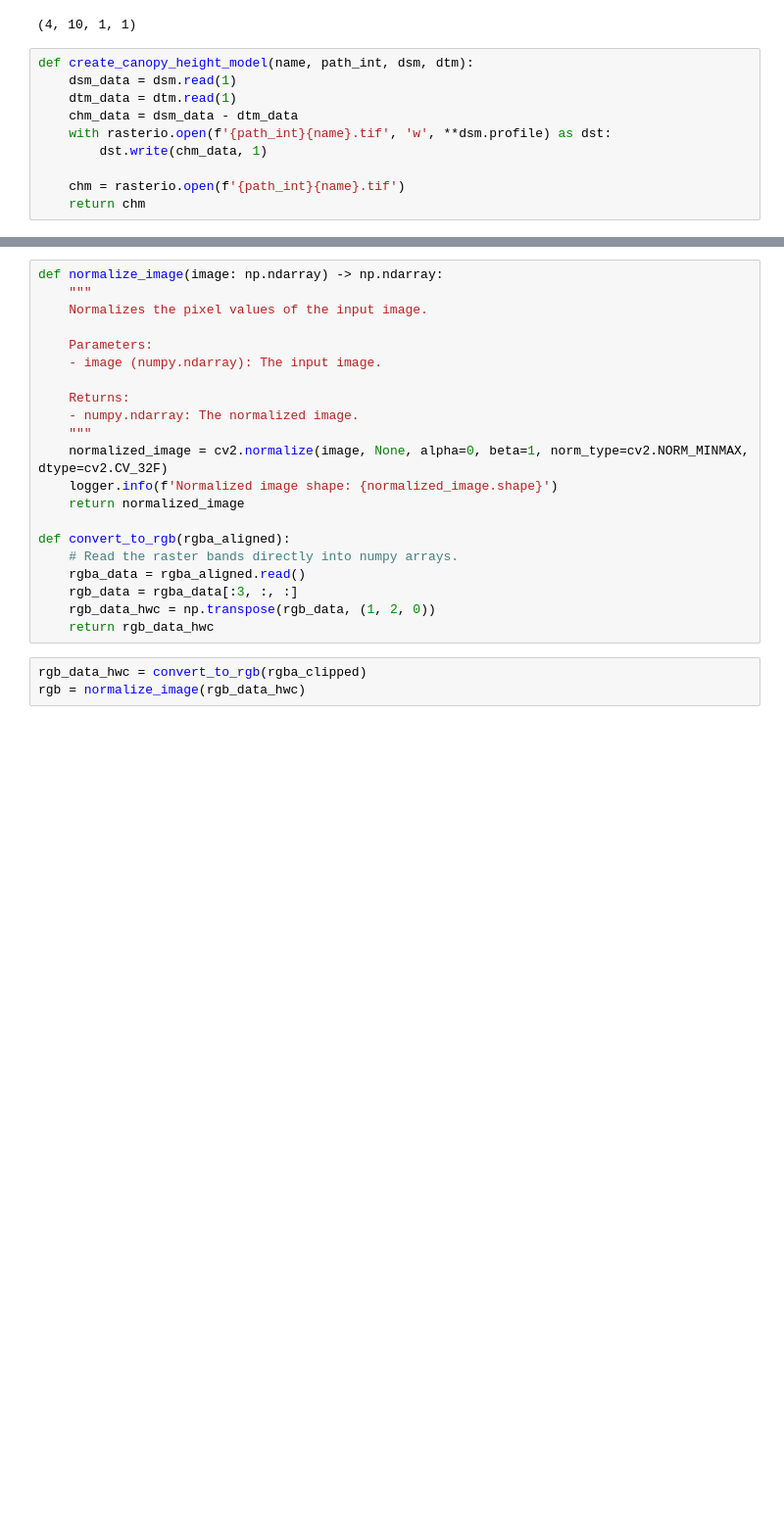
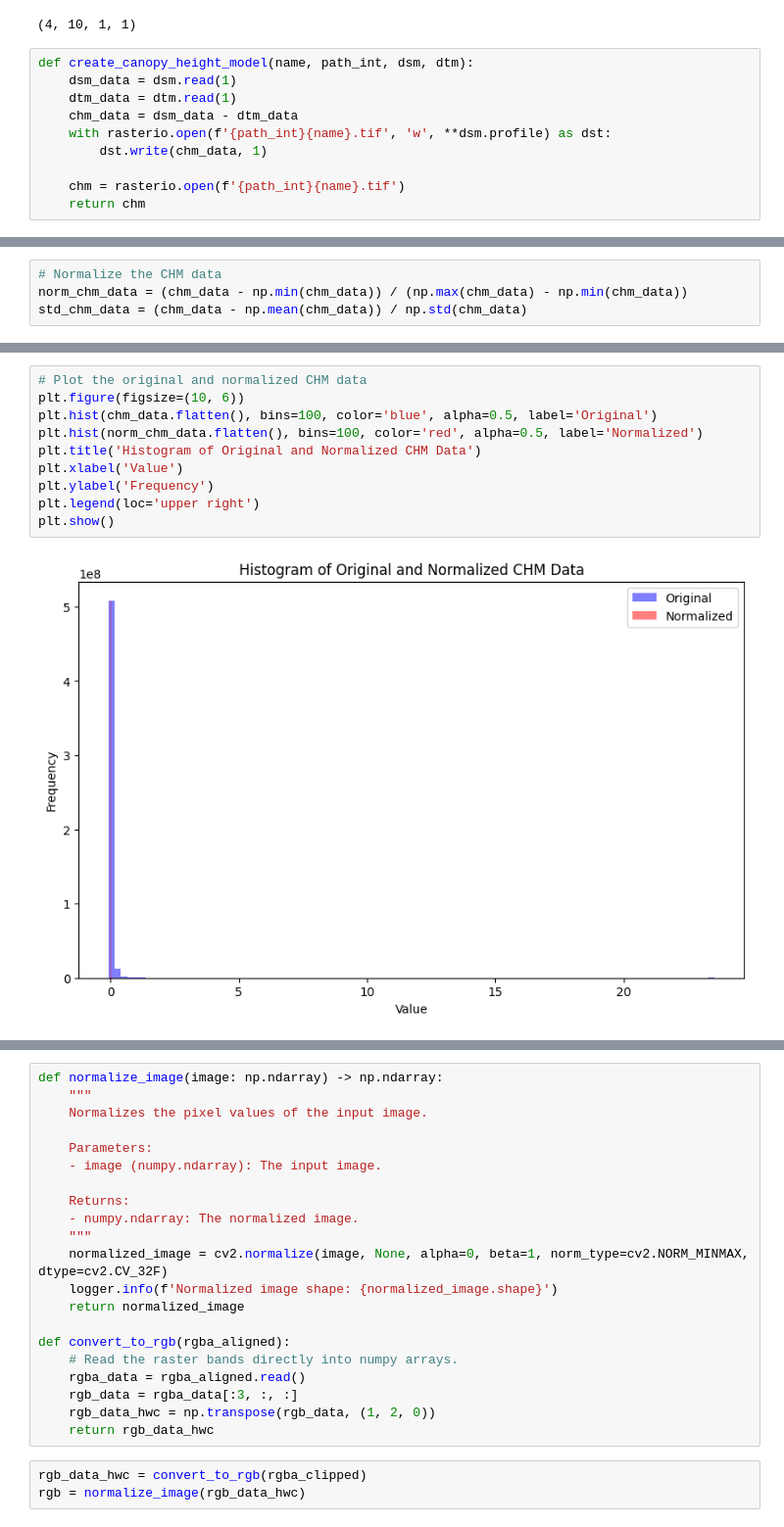
Before and after one commit to ashwineepandey/mlai-research, a Jupyter notebook: notebooks/preprocess-rasters-001.ipynb, the cells around one changed output, grey strips where cells are left out. Shown at 98% size. Drawn from its saved outputs; the diff is of its cells as text; blank space fills up the shorter version.

```diff
--- a/notebooks/preprocess-rasters-001.ipynb
+++ b/notebooks/preprocess-rasters-001.ipynb
@@ -146,0 +186,4 @@ def create_canopy_height_model(name, path_int, dsm, dtm):
+# %%
+# Normalize the CHM data
+norm_chm_data = (chm_data - np.min(chm_data)) / (np.max(chm_data) - np.min(chm_data))
+std_chm_data = (chm_data - np.mean(chm_data)) / np.std(chm_data)
@@ -146,0 +224,12 @@ def create_canopy_height_model(name, path_int, dsm, dtm):
+# %%
+# Plot the original and normalized CHM data
+plt.figure(figsize=(10, 6))
+plt.hist(chm_data.flatten(), bins=100, color='blue', alpha=0.5, label='Original')
+plt.hist(norm_chm_data.flatten(), bins=100, color='red', alpha=0.5, label='Normalized')
+plt.title('Histogram of Original and Normalized CHM Data')
+plt.xlabel('Value')
+plt.ylabel('Frequency')
+plt.legend(loc='upper right')
+plt.show()
+# %% [output]
+[figure, added]
```
Also changed, not shown: parts of 21 cells of this notebook, 9 other files.
